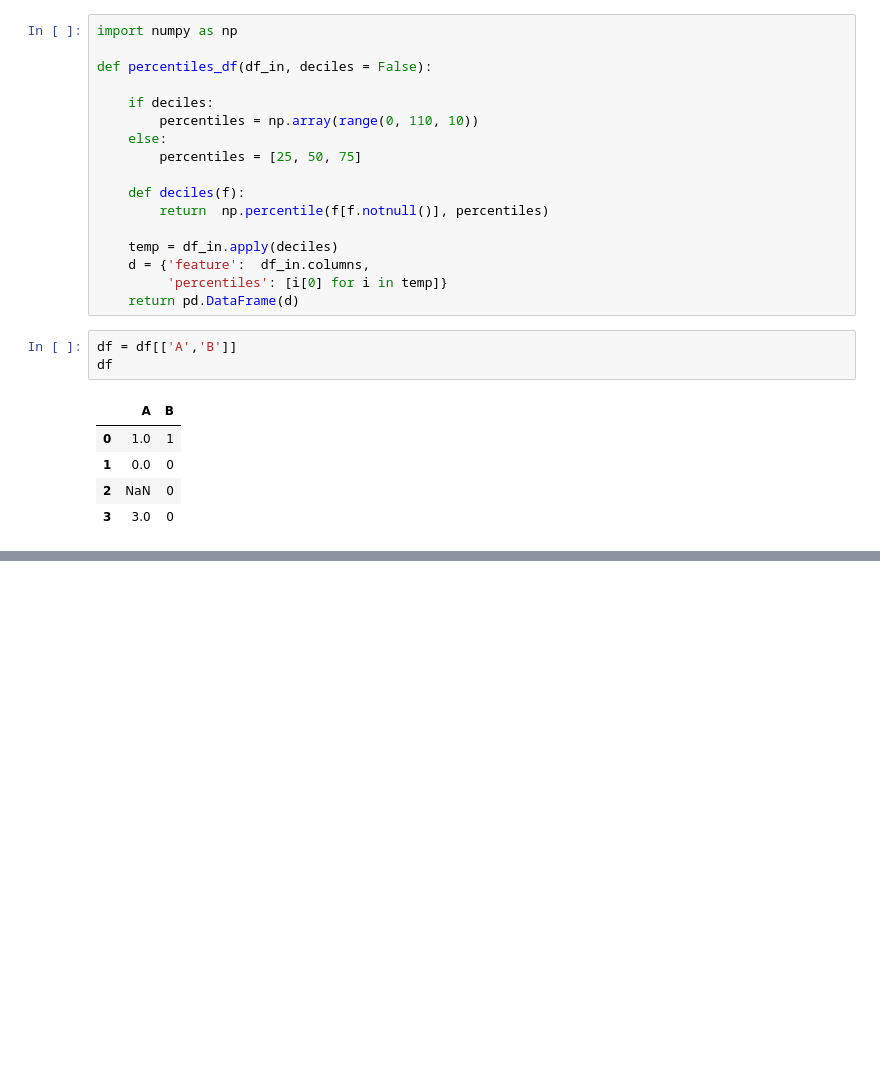
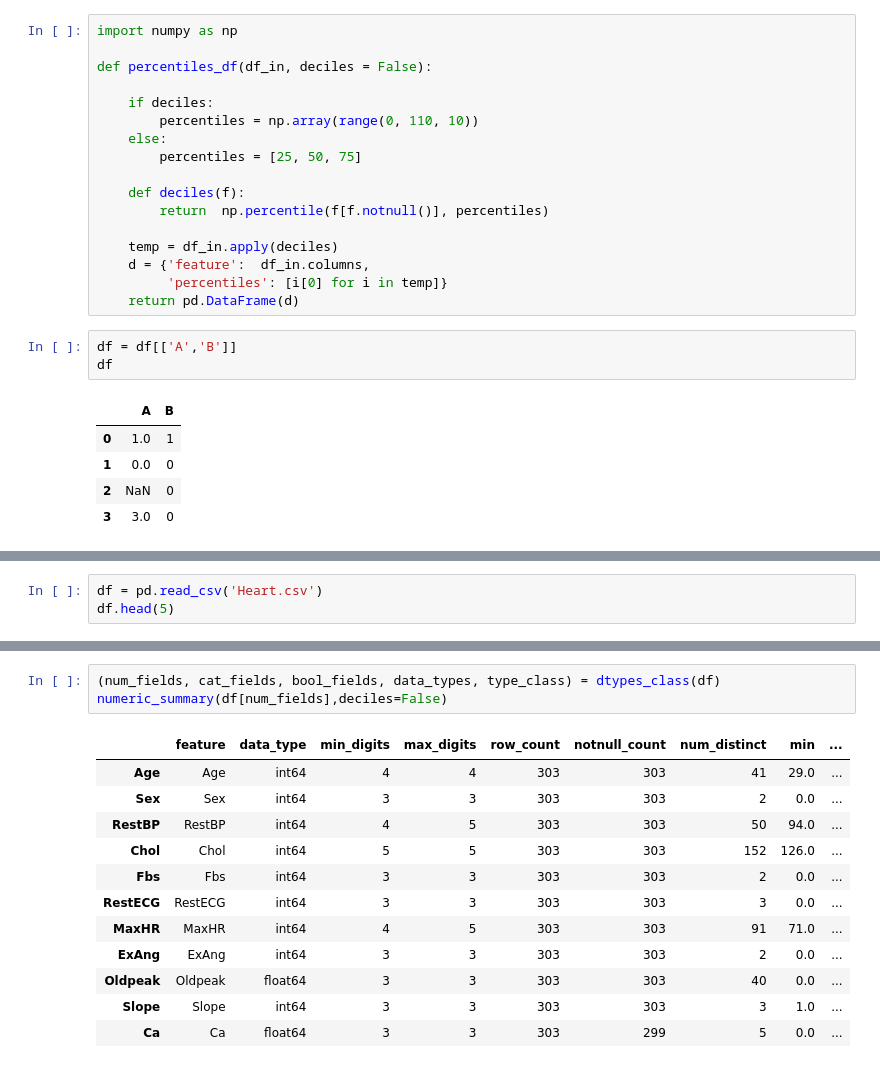
Before and after one commit to runawayhorse001/PyAudit, a Jupyter notebook: PyAudit/test_fun.ipynb, the cells around one changed output, grey strips where cells are left out. Saved outputs shown, nothing was run; the diff lists cells and outputs as text; blank space fills up the shorter version.

```diff
--- a/PyAudit/test_fun.ipynb
+++ b/PyAudit/test_fun.ipynb
@@ -238,0 +300,3 @@ numeric_summary(df,deciles=True)
+# %%
+df = pd.read_csv('Heart.csv')
+df.head(5)
@@ -238,0 +328,16 @@ numeric_summary(df,deciles=True)
+# %%
+(num_fields, cat_fields, bool_fields, data_types, type_class) = dtypes_class(df)
+numeric_summary(df[num_fields],deciles=False)
+# %% [output]
+|  | feature | data_type | min_digits | max_digits | row_count | notnull_count | num_distinct | min | ... |
+| Age | Age | int64 | 4 | 4 | 303 | 303 | 41 | 29.0 | ... |
+| Sex | Sex | int64 | 3 | 3 | 303 | 303 | 2 | 0.0 | ... |
+| RestBP | RestBP | int64 | 4 | 5 | 303 | 303 | 50 | 94.0 | ... |
+| Chol | Chol | int64 | 5 | 5 | 303 | 303 | 152 | 126.0 | ... |
+| Fbs | Fbs | int64 | 3 | 3 | 303 | 303 | 2 | 0.0 | ... |
+| RestECG | RestECG | int64 | 3 | 3 | 303 | 303 | 3 | 0.0 | ... |
+| MaxHR | MaxHR | int64 | 4 | 5 | 303 | 303 | 91 | 71.0 | ... |
+| ExAng | ExAng | int64 | 3 | 3 | 303 | 303 | 2 | 0.0 | ... |
+| Oldpeak | Oldpeak | float64 | 3 | 3 | 303 | 303 | 40 | 0.0 | ... |
+| Slope | Slope | int64 | 3 | 3 | 303 | 303 | 3 | 1.0 | ... |
+| Ca | Ca | float64 | 3 | 3 | 303 | 299 | 5 | 0.0 | ... |
```
Also changed, not shown: parts of 8 cells of this notebook, 21 other files.
